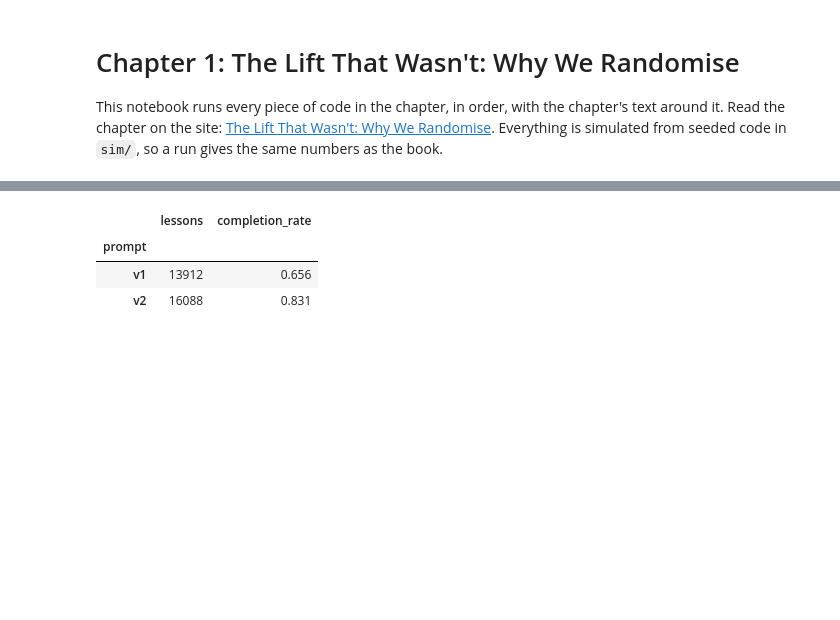
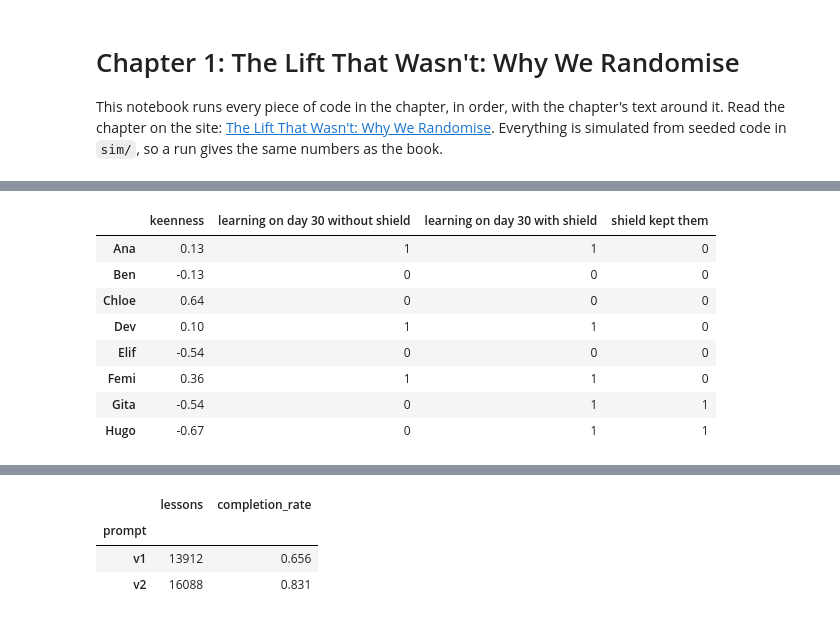
Before and after one commit to sugix/lift-not-luck, a Jupyter notebook: chapters/01-lift-that-wasnt.ipynb, the cells around one changed output, grey strips where cells are left out. Cells and saved outputs as stored; diff of their text form; code cells hidden in the pictures; blank space fills up the shorter version.

```diff
--- a/chapters/01-lift-that-wasnt.ipynb
+++ b/chapters/01-lift-that-wasnt.ipynb
@@ -200,0 +141,19 @@ plt.show()
+# %%
+both = L[["keenness", "y0", "y1"]].copy()
+both["shield kept them"] = both.y1 - both.y0       # 1 only if they stay with it and leave without it
+
+eight = pd.concat([both[both["shield kept them"] == 0].head(6),
+                   both[both["shield kept them"] == 1].head(2)])
+eight.index = ["Ana", "Ben", "Chloe", "Dev", "Elif", "Femi", "Gita", "Hugo"]
+eight.rename(columns={"y0": "learning on day 30 without shield",
+                      "y1": "learning on day 30 with shield"}).round(2)
+# %% [output]
+|  | keenness | learning on day 30 without shield | learning on day 30 with shield | shield kept them |
+| Ana | 0.13 | 1 | 1 | 0 |
+| Ben | -0.13 | 0 | 0 | 0 |
+| Chloe | 0.64 | 0 | 0 | 0 |
+| Dev | 0.10 | 1 | 1 | 0 |
+| Elif | -0.54 | 0 | 0 | 0 |
+| Femi | 0.36 | 1 | 1 | 0 |
+| Gita | -0.54 | 0 | 1 | 1 |
+| Hugo | -0.67 | 0 | 1 | 1 |
```
Also changed, not shown: parts of 52 cells of this notebook, 15 other files.
